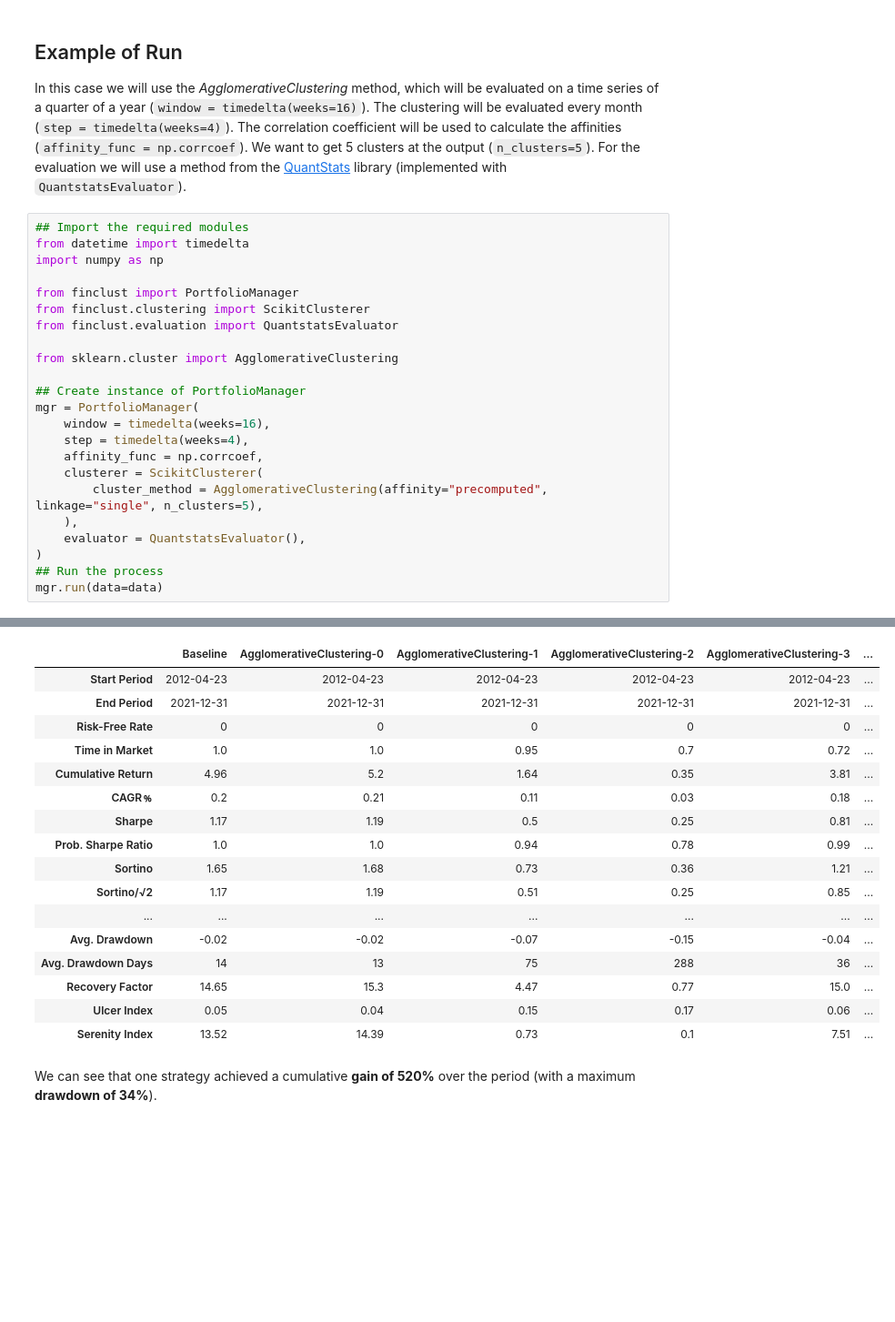
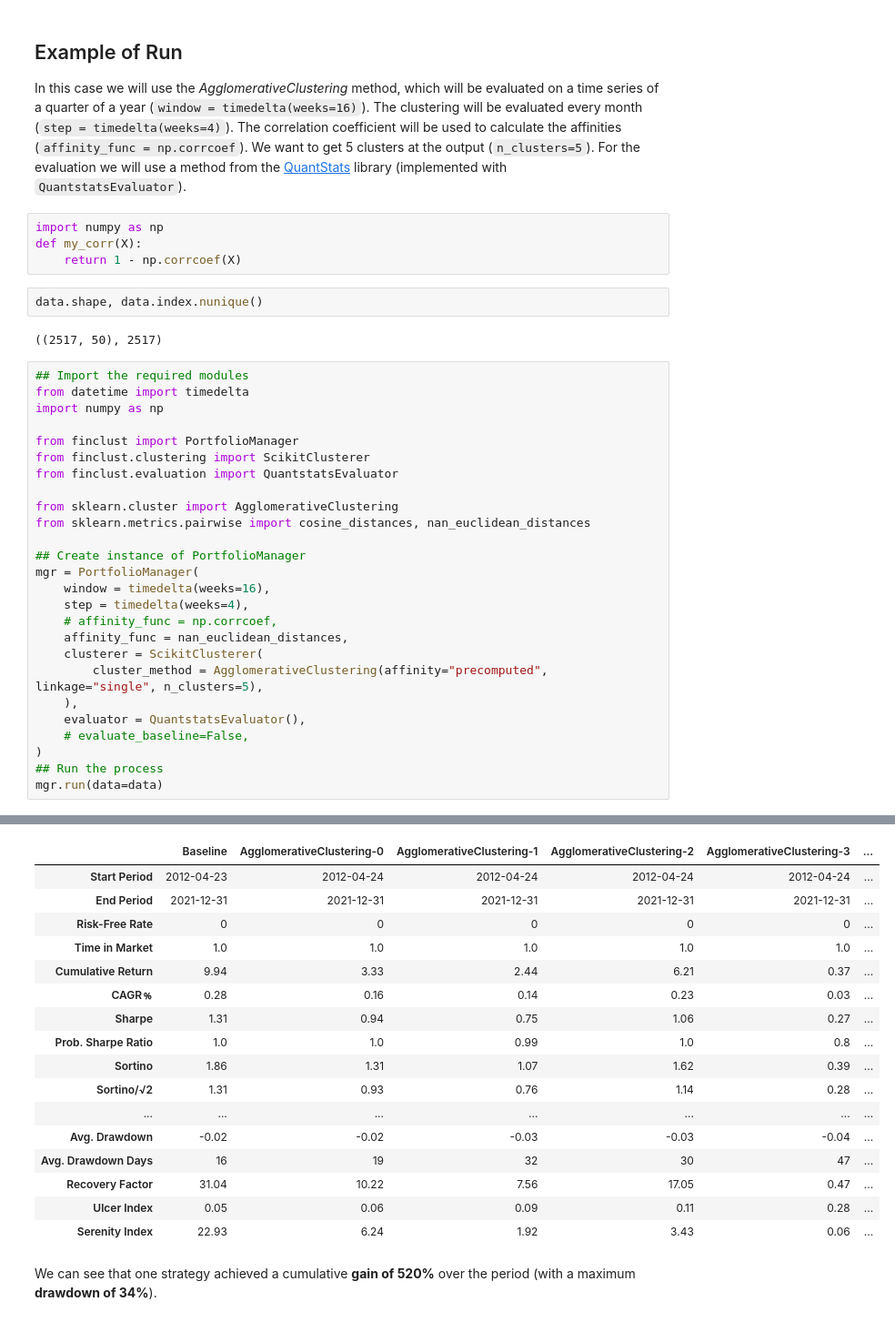
Before and after one commit to JakRys/finclust, a Jupyter notebook: examples/simple_example.ipynb, the cells around one changed output, grey strips where cells are left out. Shown at 91% size. Drawn from its saved outputs; the diff is of its cells as text; blank space fills up the shorter version.

```diff
--- a/examples/simple_example.ipynb
+++ b/examples/simple_example.ipynb
@@ -44,6 +40,14 @@ The clustering will be evaluated every month (`step = timedelta(weeks=4)`).
 The correlation coefficient will be used to calculate the affinities (`affinity_func = np.corrcoef`).
 We want to get 5 clusters at the output (`n_clusters=5`).
 For the evaluation we will use a method from the [QuantStats](https://github.com/ranaroussi/quantstats) library (implemented with `QuantstatsEvaluator`).
+# %%
+import numpy as np
+def my_corr(X):
+    return 1 - np.corrcoef(X)
+# %%
+data.shape, data.index.nunique()
+# %% [output]
+((2517, 50), 2517)
 # %%
 ## Import the required modules
 from datetime import timedelta
@@ -54,16 +58,19 @@ from finclust.clustering import ScikitClusterer
 from finclust.evaluation import QuantstatsEvaluator
 
 from sklearn.cluster import AgglomerativeClustering
+from sklearn.metrics.pairwise import cosine_distances, nan_euclidean_distances
 
 ## Create instance of PortfolioManager
 mgr = PortfolioManager(
     window = timedelta(weeks=16),
     step = timedelta(weeks=4),
-    affinity_func = np.corrcoef,
+    # affinity_func = np.corrcoef,
+    affinity_func = nan_euclidean_distances,
     clusterer = ScikitClusterer(
         cluster_method = AgglomerativeClustering(affinity="precomputed", linkage="single", n_clusters=5),
     ),
     evaluator = QuantstatsEvaluator(),
+    # evaluate_baseline=False,
 )
 ## Run the process
 mgr.run(data=data)
@@ -80,20 +87,20 @@ Duration of the run: 0:00:01.847983.
 |  | Baseline | AgglomerativeClustering-0 | AgglomerativeClustering-1 | AgglomerativeClustering-2 | AgglomerativeClustering-3 | ... |
-| Start Period | 2012-04-23 | 2012-04-23 | 2012-04-23 | 2012-04-23 | 2012-04-23 | ... |
+| Start Period | 2012-04-23 | 2012-04-24 | 2012-04-24 | 2012-04-24 | 2012-04-24 | ... |
 | End Period | 2021-12-31 | 2021-12-31 | 2021-12-31 | 2021-12-31 | 2021-12-31 | ... |
 | Risk-Free Rate | 0 | 0 | 0 | 0 | 0 | ... |
-| Time in Market | 1.0 | 1.0 | 0.95 | 0.7 | 0.72 | ... |
-| Cumulative Return | 4.96 | 5.2 | 1.64 | 0.35 | 3.81 | ... |
-| CAGR﹪ | 0.2 | 0.21 | 0.11 | 0.03 | 0.18 | ... |
-| Sharpe | 1.17 | 1.19 | 0.5 | 0.25 | 0.81 | ... |
-| Prob. Sharpe Ratio | 1.0 | 1.0 | 0.94 | 0.78 | 0.99 | ... |
-| Sortino | 1.65 | 1.68 | 0.73 | 0.36 | 1.21 | ... |
-| Sortino/√2 | 1.17 | 1.19 | 0.51 | 0.25 | 0.85 | ... |
+| Time in Market | 1.0 | 1.0 | 1.0 | 1.0 | 1.0 | ... |
+| Cumulative Return | 9.94 | 3.33 | 2.44 | 6.21 | 0.37 | ... |
+| CAGR﹪ | 0.28 | 0.16 | 0.14 | 0.23 | 0.03 | ... |
+| Sharpe | 1.31 | 0.94 | 0.75 | 1.06 | 0.27 | ... |
+| Prob. Sharpe Ratio | 1.0 | 1.0 | 0.99 | 1.0 | 0.8 | ... |
+| Sortino | 1.86 | 1.31 | 1.07 | 1.62 | 0.39 | ... |
+| Sortino/√2 | 1.31 | 0.93 | 0.76 | 1.14 | 0.28 | ... |
 | ... | ... | ... | ... | ... | ... | ... |
-| Avg. Drawdown | -0.02 | -0.02 | -0.07 | -0.15 | -0.04 | ... |
-| Avg. Drawdown Days | 14 | 13 | 75 | 288 | 36 | ... |
-| Recovery Factor | 14.65 | 15.3 | 4.47 | 0.77 | 15.0 | ... |
-| Ulcer Index | 0.05 | 0.04 | 0.15 | 0.17 | 0.06 | ... |
-| Serenity Index | 13.52 | 14.39 | 0.73 | 0.1 | 7.51 | ... |
+| Avg. Drawdown | -0.02 | -0.02 | -0.03 | -0.03 | -0.04 | ... |
+| Avg. Drawdown Days | 16 | 19 | 32 | 30 | 47 | ... |
+| Recovery Factor | 31.04 | 10.22 | 7.56 | 17.05 | 0.47 | ... |
+| Ulcer Index | 0.05 | 0.06 | 0.09 | 0.11 | 0.28 | ... |
+| Serenity Index | 22.93 | 6.24 | 1.92 | 3.43 | 0.06 | ... |
 # %% [markdown]
 We can see that one strategy achieved a cumulative **gain of 520%** over the period (with a maximum **drawdown of 34%**).
 # %% [markdown]
```
Also changed, not shown: parts of 8 cells of this notebook.
